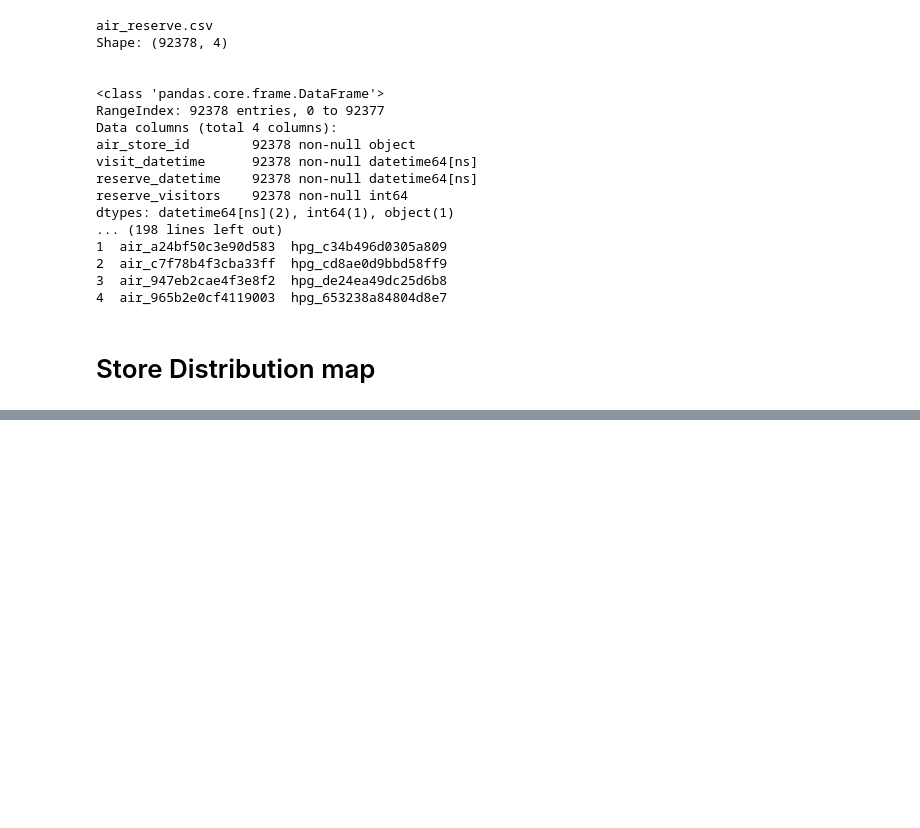
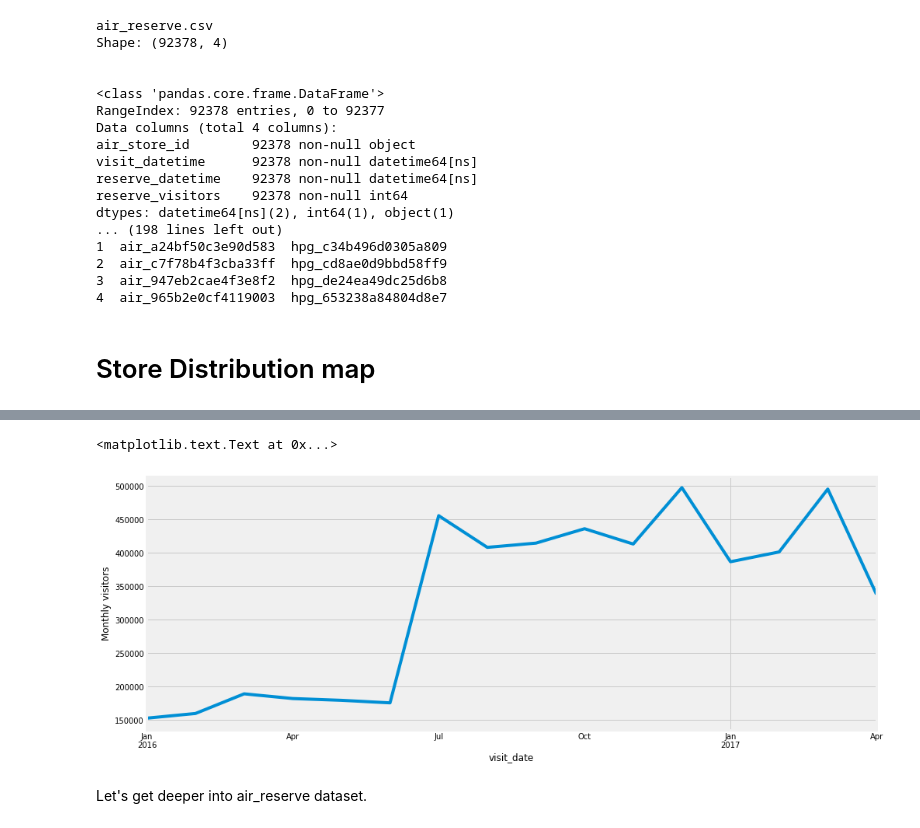
Before and after one commit to yiqingyang75/Kaggle-Restaurant-Visitor-Forecasting, a Jupyter notebook: py/Recruit Restaurant Visitor Forecasting.ipynb, the cells around one changed output, grey strips where cells are left out. Cells and saved outputs as stored; diff of their text form; code cells hidden in the pictures; blank space fills up the shorter version.

```diff
--- a/py/Recruit Restaurant Visitor Forecasting.ipynb
+++ b/py/Recruit Restaurant Visitor Forecasting.ipynb
@@ -79,0 +98,8 @@ for i,data in enumerate([air_store_info,hpg_store_info]):
+# %%
+air_visit_data.groupby('visit_date')['visitors'].sum().resample('M').sum().plot()
+plt.ylabel('Monthly visitors')
+# %% [output]
+<matplotlib.text.Text at 0x...>
+[figure, added]
+# %% [markdown]
+Let's get deeper into air_reserve dataset.
```
Also changed, not shown: parts of 21 cells of this notebook.
